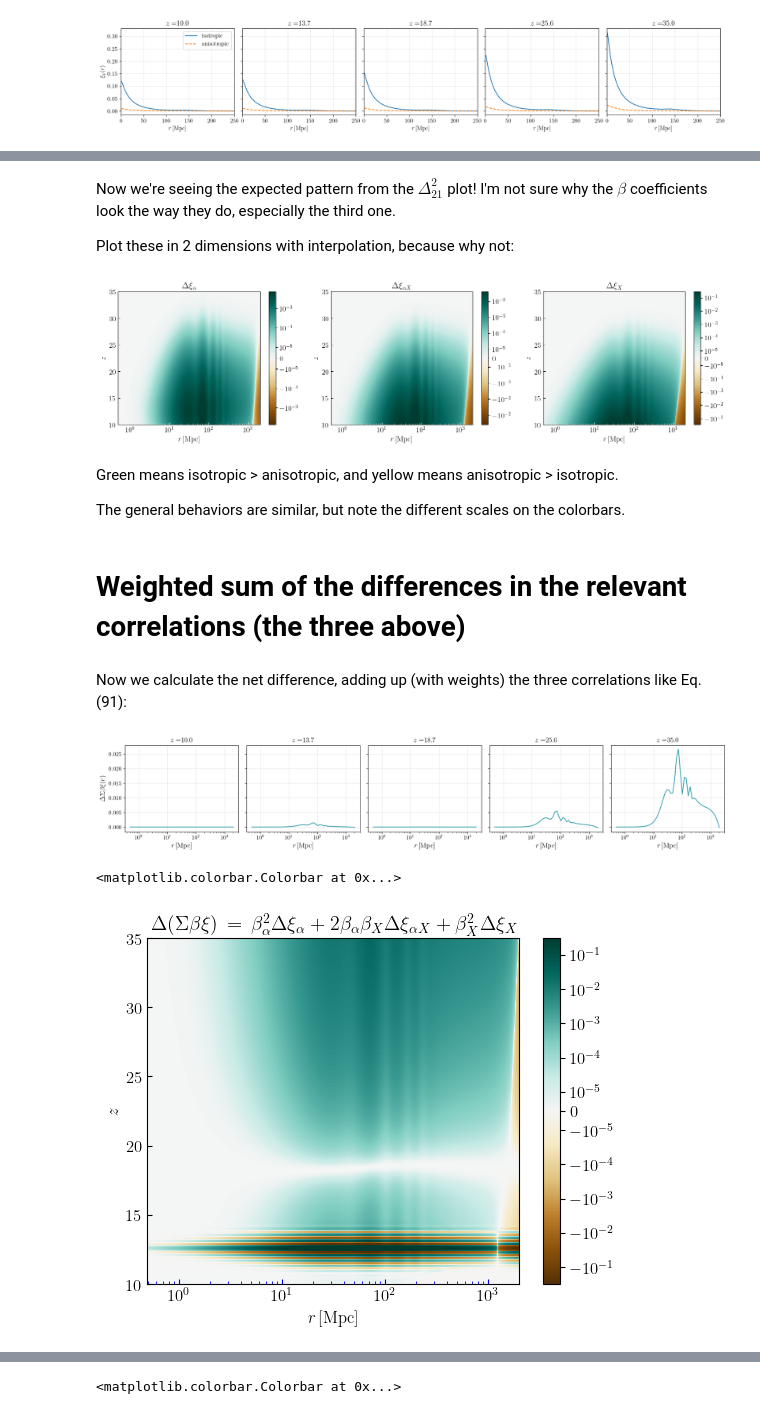
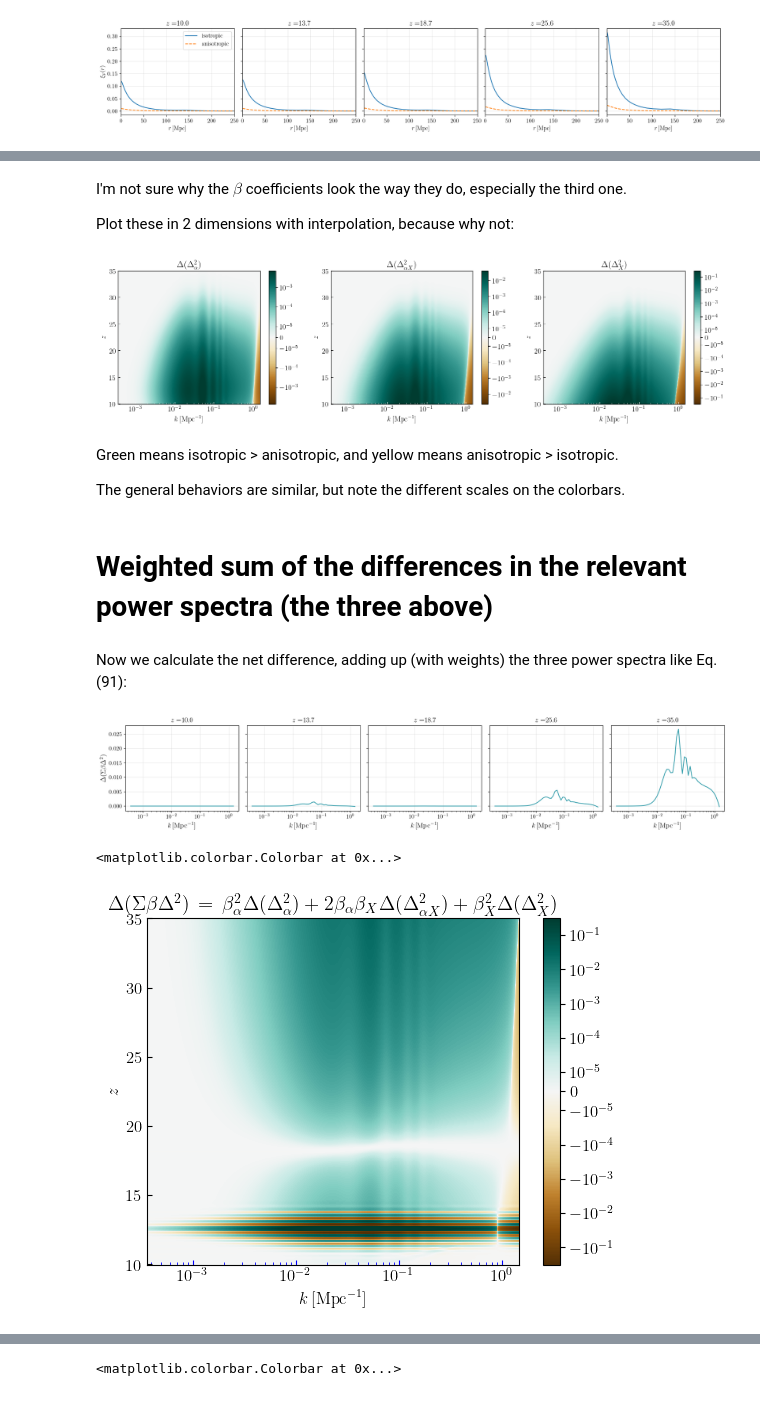
Before and after one commit to ryanyrzh/Zeus21, a Jupyter notebook: aniso_tests/corr_breakdown.ipynb, the cells around one changed output, grey strips where cells are left out. Cells and saved outputs as stored; diff of their text form; code cells hidden in the pictures.

Commit message:
Fill in intermediate power spectra, correct lots of rlists to klists

```diff
--- a/aniso_tests/corr_breakdown.ipynb
+++ b/aniso_tests/corr_breakdown.ipynb
@@ -421,48 +537,48 @@ plt.tight_layout()
 # %% [markdown]
-Now we're seeing the expected pattern from the $\Delta_{21}^2$ plot! I'm not sure why the $\beta$ coefficients look the way they do, especially the third one.
+I'm not sure why the $\beta$ coefficients look the way they do, especially the third one.
 
 Plot these in 2 dimensions with interpolation, because why not:
 # %%
-Deltasq_xa_diff_interp = RegularGridInterpolator((zlist, rlist), Deltasq_xa_diff,
+Deltasq_xa_diff_interp = RegularGridInterpolator((zlist, klist), Deltasq_xa_diff,
                                               method = 'cubic', bounds_error=False, fill_value=0)
-Deltasq_xaTx_diff_interp = RegularGridInterpolator((zlist, rlist), Deltasq_xaTx_diff,
+Deltasq_xaTx_diff_interp = RegularGridInterpolator((zlist, klist), Deltasq_xaTx_diff,
                                               method = 'cubic', bounds_error=False, fill_value=0)
-Deltasq_Tx_diff_interp = RegularGridInterpolator((zlist, rlist), Deltasq_Tx_diff,
+Deltasq_Tx_diff_interp = RegularGridInterpolator((zlist, klist), Deltasq_Tx_diff,
                                               method = 'cubic', bounds_error=False, fill_value=0)
 
-rlistHighRes = np.geomspace(rlist[0], rlist[-1], 1000)
-zmesh, rmesh = np.meshgrid(zlistHighRes, rlistHighRes, indexing='ij')
-Deltasq_xa_diff_interped = Deltasq_xa_diff_interp(np.column_stack([zmesh.ravel(), rmesh.ravel()])).reshape(zmesh.shape)
-Deltasq_xaTx_diff_interped = Deltasq_xaTx_diff_interp(np.column_stack([zmesh.ravel(), rmesh.ravel()])).reshape(zmesh.shape)
-Deltasq_Tx_diff_interped = Deltasq_Tx_diff_interp(np.column_stack([zmesh.ravel(), rmesh.ravel()])).reshape(zmesh.shape)
+klistHighRes = np.geomspace(klist[0], klist[-1], 1000)
+zmesh, kmesh = np.meshgrid(zlistHighRes, klistHighRes, indexing='ij')
+Deltasq_xa_diff_interped = Deltasq_xa_diff_interp(np.column_stack([zmesh.ravel(), kmesh.ravel()])).reshape(zmesh.shape)
+Deltasq_xaTx_diff_interped = Deltasq_xaTx_diff_interp(np.column_stack([zmesh.ravel(), kmesh.ravel()])).reshape(zmesh.shape)
+Deltasq_Tx_diff_interped = Deltasq_Tx_diff_interp(np.column_stack([zmesh.ravel(), kmesh.ravel()])).reshape(zmesh.shape)
 # %%
 fig, axes = plt.subplots(1, 3, figsize=(18, 4))
 for ax, data, label in zip(axes,
                          [Deltasq_xa_diff_interped, Deltasq_xaTx_diff_interped, Deltasq_Tx_diff_interped],
-                         [r'$\Delta\xi_\alpha$', r'$\Delta\xi_{\alpha X}$', r'$\Delta\xi_X$']):
+                         [r'$\Delta(\Delta^2_{\alpha})$', r'$\Delta(\Delta^2_{\alpha X})$', r'$\Delta(\Delta^2_{X})$']):
     v = np.nanpercentile(np.abs(data), 99)
-    pcm = ax.pcolormesh(rlistHighRes, zlistHighRes, data, cmap='BrBG',
+    pcm = ax.pcolormesh(klistHighRes, zlistHighRes, data, cmap='BrBG',
                         norm=SymLogNorm(linthresh=1e-5, linscale=0.5, vmin=-v, vmax=v, base=10),
                         shading='auto')
     ax.set_xscale('log')
-    ax.set_xlabel(r'$r\,[\mathrm{Mpc}]$')
+    ax.set_xlabel(r'$k\,[\mathrm{Mpc}^{-1}]$')
     ax.set_ylabel(r'$z$')
     ax.tick_params(axis='x', which='both', direction='in', color='w')
     ax.tick_params(axis='y', direction='in')
     ax.set_title(label)
     fig.colorbar(pcm, ax=ax)
 # %% [output]
-[figure, old version]
+[figure, new version]
 # %% [markdown]
 Green means isotropic > anisotropic, and yellow means anisotropic > isotropic.
 
 The general behaviors are similar, but note the different scales on the colorbars.
 # %% [markdown]
-# Weighted sum of the differences in the relevant correlations (the three above)
+# Weighted sum of the differences in the relevant power spectra (the three above)
 # %% [markdown]
-Now we calculate the net difference, adding up (with weights) the three correlations like Eq. (91):
+Now we calculate the net difference, adding up (with weights) the three power spectra like Eq. (91):
 # %%
-corrs_sum_diff = beta_Deltasq_xa[:, np.newaxis]**2 * Deltasq_xa_diff \
+P_sum_diff = beta_Deltasq_xa[:, np.newaxis]**2 * Deltasq_xa_diff \
                     + beta_Deltasq_Tx[:, np.newaxis]**2 * Deltasq_Tx_diff \
                     + 2.0 * beta_Deltasq_xa[:, np.newaxis] * beta_Deltasq_Tx[:, np.newaxis] * Deltasq_xaTx_diff
 
@@ -471,36 +587,36 @@ idxs = np.unique(np.linspace(0, Nz - 1, 5, dtype=int))
 
 fig, axes = plt.subplots(1, len(idxs), figsize=(18, 3.5), sharey=True)
 for ax, i in zip(axes, idxs):
-    ax.plot(rlist, corrs_sum_diff[i, :],c='#309caa')
+    ax.plot(klist, P_sum_diff[i, :],c='#309caa')
     ax.set_xscale('log')
     # ax.set_xlim(0, 250)
     ax.set_title(r"$z=${%.1f}" % (zlist[i]), fontsize=14)
-    ax.set_xlabel(r"$r\,[\mathrm{Mpc}]$", fontsize=14)
+    ax.set_xlabel(r"$k\,[\mathrm{Mpc}^{-1}]$", fontsize=14)
     ax.grid(True, alpha=0.3)
 
-axes[0].set_ylabel(r'$\Delta\Sigma\beta\xi(r)$', fontsize=14)
+axes[0].set_ylabel(r'$\Delta(\Sigma\beta\Delta^2)$', fontsize=14)
 plt.tight_layout()
 # %% [output]
-[figure, old version]
+[figure, new version]
 # %%
-corrs_sum_diff_interp = RegularGridInterpolator((zlist, rlist), corrs_sum_diff,
+P_sum_diff_interp = RegularGridInterpolator((zlist, klist), P_sum_diff,
                                               method = 'cubic', bounds_error=False, fill_value=0)
-corrs_sum_diff_interped = corrs_sum_diff_interp(np.column_stack([zmesh.ravel(), rmesh.ravel()])).reshape(zmesh.shape)
+P_sum_diff_interped = P_sum_diff_interp(np.column_stack([zmesh.ravel(), kmesh.ravel()])).reshape(zmesh.shape)
 
 fig, ax = plt.subplots(1, 1, figsize=(6, 4.5))
-v = np.nanpercentile(np.abs(corrs_sum_diff_interped), 99)
-pcm = ax.pcolormesh(rlistHighRes, zlistHighRes, corrs_sum_diff_interped, cmap='BrBG',
+v = np.nanpercentile(np.abs(P_sum_diff_interped), 99)
+pcm = ax.pcolormesh(klistHighRes, zlistHighRes, P_sum_diff_interped, cmap='BrBG',
                     norm=SymLogNorm(linthresh=1e-5, linscale=0.5, vmin=-v, vmax=v, base=10),
                     shading='auto')
 ax.set_xscale('log')
-ax.set_xlabel(r'$r\,[\mathrm{Mpc}]$')
+ax.set_xlabel(r'$k\,[\mathrm{Mpc}^{-1}]$')
 ax.set_ylabel(r'$z$')
 ax.tick_params(axis='x', which='both', direction='in', color='b')
 ax.tick_params(axis='y', direction='in')
-ax.set_title(r'$\Delta(\Sigma\beta\xi)\,=\,\beta_\alpha^2\Delta\xi_\alpha+2\beta_\alpha\beta_X\Delta\xi_{\alpha X}+\beta_X^2\Delta\xi_X$')
+ax.set_title(r'$\Delta(\Sigma\beta\Delta^2)\,=\,\beta_\alpha^2\Delta(\Delta^2_\alpha)+2\beta_\alpha\beta_X\Delta(\Delta^2_{\alpha X})+\beta_X^2\Delta(\Delta^2_X)$')
 fig.colorbar(pcm, ax=ax)
 # %% [output]
 <matplotlib.colorbar.Colorbar at 0x...>
-[figure, old version]
+[figure, new version]
 # %% [markdown]
 The violent oscillations at $z\approx12.5$ are due to the strange delta-function-like $\beta_X$.
```
Also changed, not shown: parts of 16 cells of this notebook.
